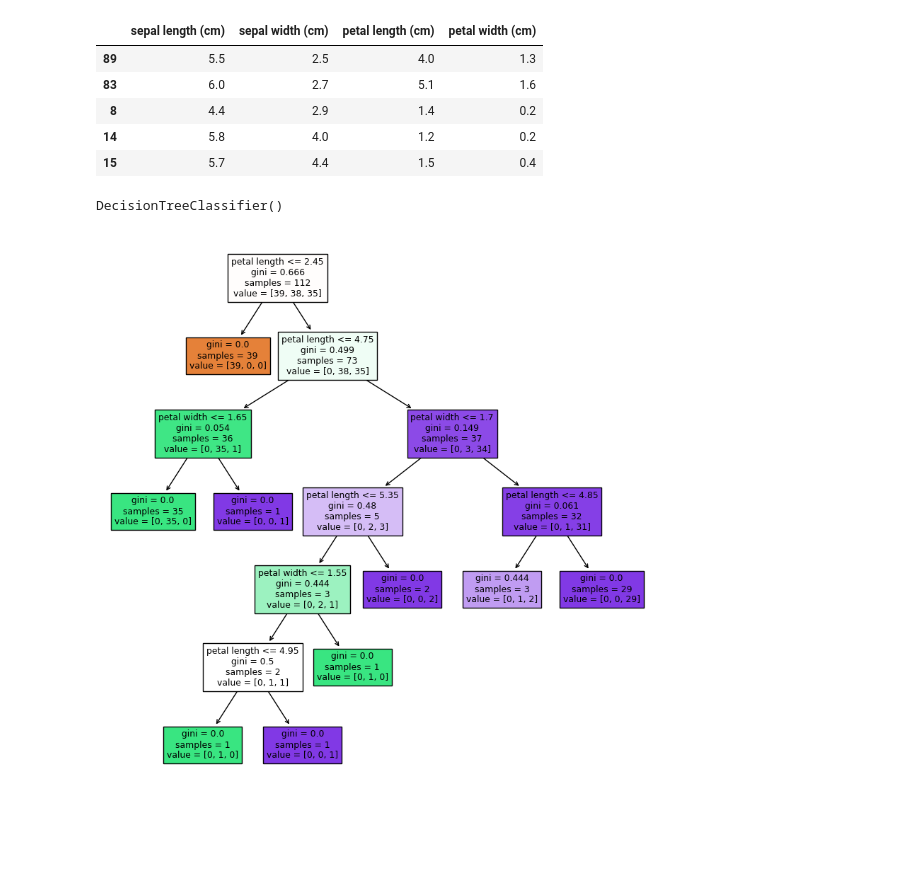
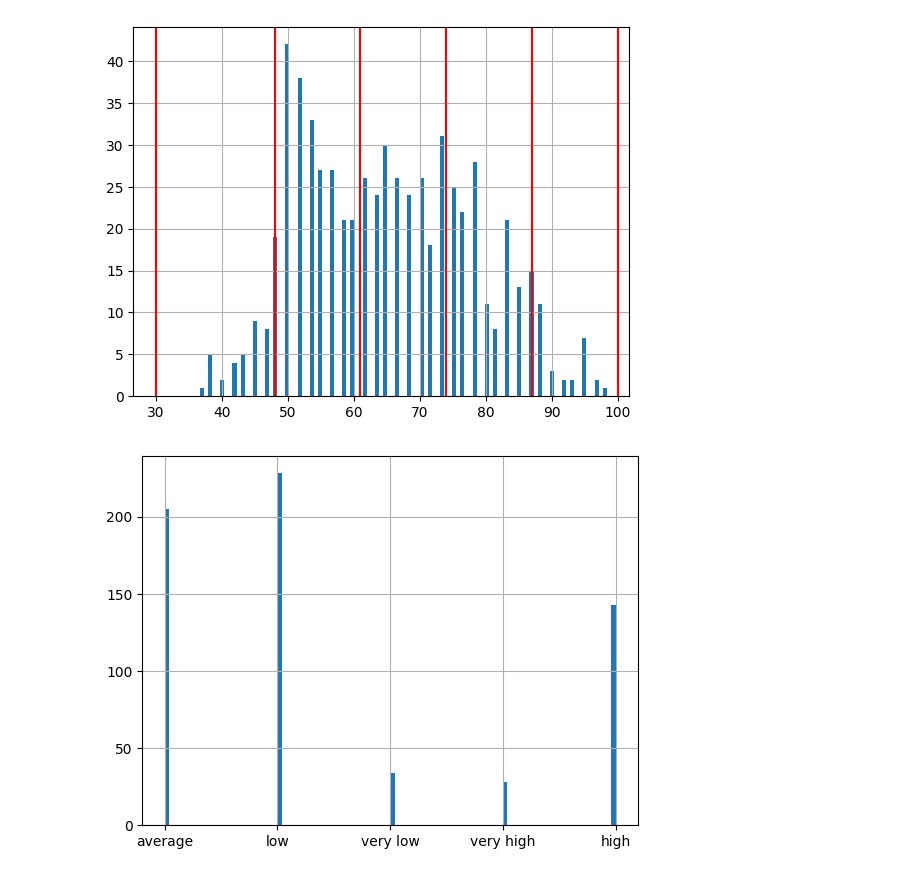
Before and after one commit to cassimpatel/COMP5122M, a Jupyter notebook: Coursework/coursework_classification.ipynb, the cells around one changed output. Saved outputs shown, nothing was run; the diff lists cells and outputs as text; code cells hidden in the pictures; blank space fills up the shorter version.

```diff
--- a/Coursework/coursework_classification.ipynb
+++ b/Coursework/coursework_classification.ipynb
@@ -46,7 +54,6 @@ animal_crossing_data = animal_crossing_data[[
     'C15_How_much_do_you_agree_with_the_following_statements___If_things_continue_on_their_present_course__we_will_soon_experience_a_major_ecological_catastrophe__',
 ]]
 
-
 # rename columns for convenience
 animal_crossing_data.columns = [
     'Nationality',
@@ -57,7 +64,7 @@ animal_crossing_data.columns = [
     'Age',
     'Ethnicity',
     'Marital status',
-    'Employment Status',
+    'Employment status',
     'C1',
     'C2',
     'C3',
@@ -78,8 +85,5 @@ animal_crossing_data.columns = [
 # reset the None values in the pet or garden column
 animal_crossing_data.loc[animal_crossing_data['Pet or garden'].isnull(), 'Pet or garden'] = "None"
 
-# reverse the scaling on the even numbered C columns so bigger numbers imply environmental perception leaning towards nature rather than human
-# NOTE: dugyu says that this has already been done (check on dataset/ website for the dataset etc.)
-
-# calculate the environmental perception score as the averaged perception rescaled to (0 - 100) and drop the original perception columns
+animal_crossing_data.head()
 # %% [output]
@@ -115,34 +96,31 @@ memory usage: 124.6+ KB
-# %%
-# load in our dataset, labels and data
-iris = datasets.load_iris(as_frame=True)
-features    = iris.data
-labels      = iris.target
-label_names = iris.target_names
-
-# split the data into trainign and test sets
-X_train, X_test, y_train, y_test = train_test_split(features, labels, train_size=0.75, random_state=None)
-
-# show some of the training data
-X_train.head()
-# %% [output]
-|  | sepal length (cm) | sepal width (cm) | petal length (cm) | petal width (cm) |
-| 89 | 5.5 | 2.5 | 4.0 | 1.3 |
-| 83 | 6.0 | 2.7 | 5.1 | 1.6 |
-| 8 | 4.4 | 2.9 | 1.4 | 0.2 |
-| 14 | 5.8 | 4.0 | 1.2 | 0.2 |
-| 15 | 5.7 | 4.4 | 1.5 | 0.4 |
-# %%
-# 1: building DT with gini index criterion using only petal width and length
-
-petal_dt = tree.DecisionTreeClassifier()
-petal_dt.fit(X_train[['petal width (cm)', 'petal length (cm)']], y_train)
-# %% [output]
-DecisionTreeClassifier()
-# %%
-# 2: visualise DT from previous step
-
-plt.figure(figsize=(10, 10))
-tree.plot_tree(petal_dt, feature_names = ['petal width', 'petal length'], filled=True)
-plt.show()
-# %% [output]
-[figure, removed]
+# %%
+# reverse the scaling on the even numbered C columns so bigger numbers imply environmental perception leaning towards nature rather than human
+# NOTE: dugyu says that this has already been done (check on dataset/ website for the dataset etc.)
+
+# calculate the environmental perception score as the averaged perception rescaled to (0 - 100) and drop the original perception columns
+nature_awareness_cols = ['C1', 'C2', 'C3', 'C4', 'C5', 'C6', 'C7', 'C8', 'C9', 'C10', 'C11', 'C12', 'C13', 'C14', 'C15']
+animal_crossing_data['nature awareness'] = (animal_crossing_data[nature_awareness_cols].sum(axis=1) - 15) / (4 * 15) * 100
+# animal_crossing_data.drop(columns=nature_awareness_cols, inplace=True)
+
+# sense check nature awareness scores before grouping
+animal_crossing_data['nature awareness'].hist(bins=100)
+
+# group the scores into some labels
+bins = [30, 48, 61, 74, 87 ,100]
+# bins = [0, 20, 40, 60, 80 ,100]
+# bins = [0, 52, 60, 69, 77 ,100]
+# bins = [0, 45, 55, 67, 80 ,100]
+# bins = [0, 50, 62, 69, 80 ,100]
+
+for i in bins:
+    plt.axvline(x=i, c = 'r')
+plt.show()
+
+# calculate classes and plot the frequency of each class
+labels = ['very low', 'low', 'average', 'high', 'very high']
+animal_crossing_data['nature awareness'] = pd.cut(animal_crossing_data['nature awareness'], bins=bins, labels=labels)
+animal_crossing_data['nature awareness'].hist(bins=100)
+plt.show()
+# %% [output]
+[figure, added]
+[figure, added]
```
Also changed, not shown: parts of 14 cells of this notebook.
